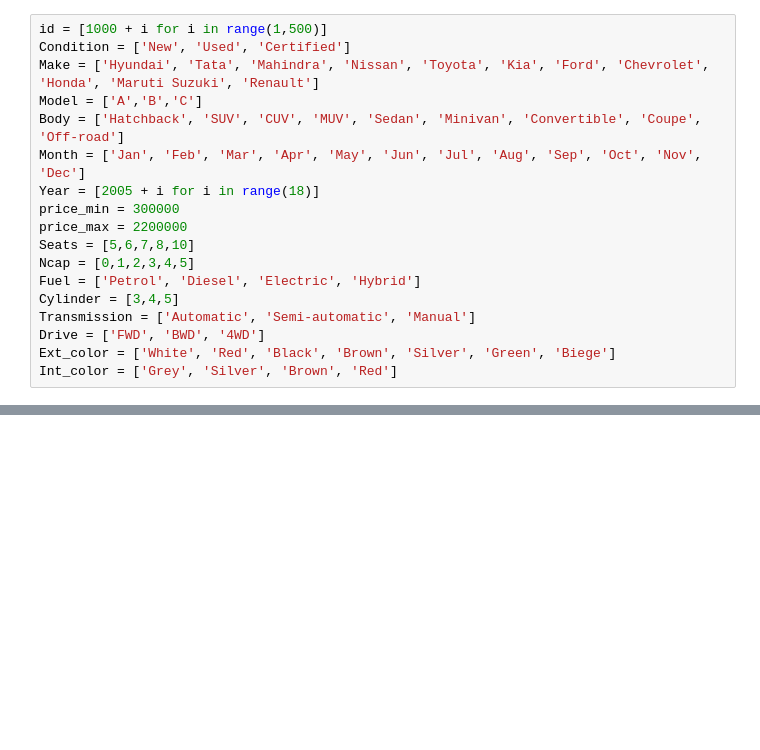
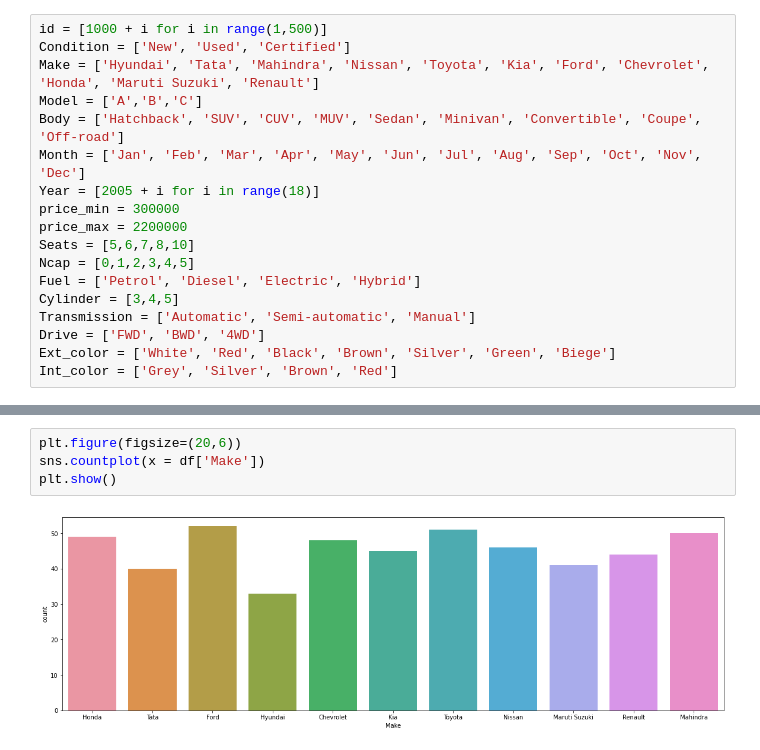
Before and after one commit to zafe312/car_recommender, a Jupyter notebook: car_recommender.ipynb, the cells around one changed output, grey strips where cells are left out. Saved outputs shown, nothing was run; the diff lists cells and outputs as text; blank space fills up the shorter version.

```diff
--- a/car_recommender.ipynb
+++ b/car_recommender.ipynb
@@ -95,0 +109,6 @@ df.describe()
+# %%
+plt.figure(figsize=(20,6))
+sns.countplot(x = df['Make'])
+plt.show()
+# %% [output]
+[figure, added]
```
Also changed, not shown: parts of 7 cells of this notebook.
